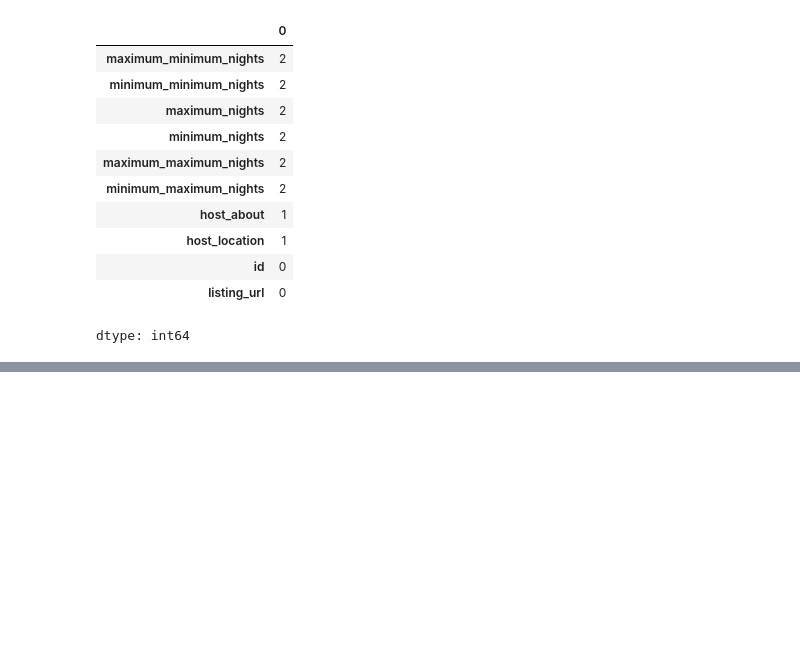
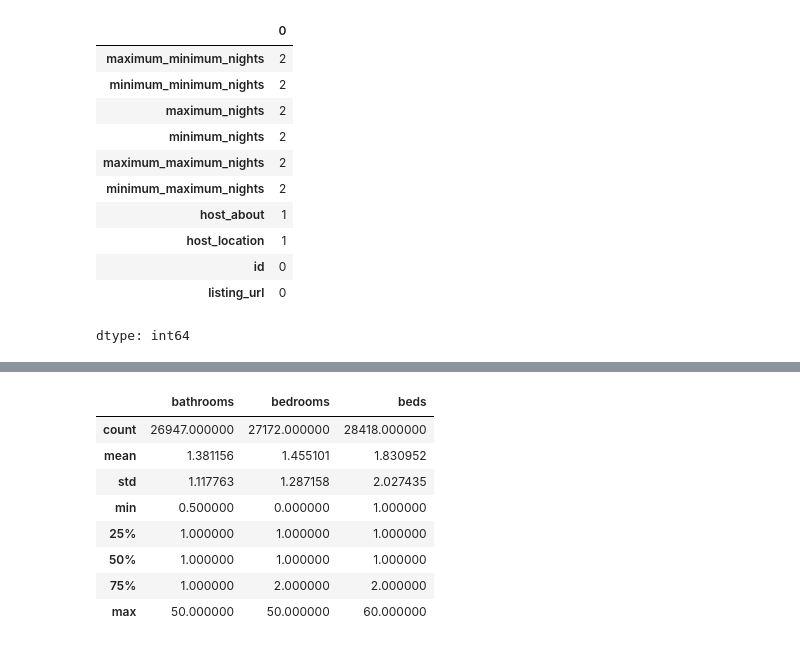
Before and after one commit to Major5846D/airbnb-eda, a Jupyter notebook: PROJECT_1.ipynb, the cells around one changed output, grey strips where cells are left out. Cells and saved outputs as stored; diff of their text form; code cells hidden in the pictures; blank space fills up the shorter version.

```diff
--- a/PROJECT_1.ipynb
+++ b/PROJECT_1.ipynb
@@ -137,0 +154,5 @@ df['minimum_maximum_nights'].median()
+# %%
+cols_to_fill = ['maximum_minimum_nights' , 'minimum_minimum_nights' , 'maximum_maximum_nights' , 'minimum_maximum_nights' , 'maximum_nights' , 'minimum_nights' ]
+# %%
+for col in cols_to_fill :
+  df[col] = df[col].fillna(df[col].median())
@@ -137,0 +265,3 @@ df['minimum_maximum_nights'].median()
+# %%
+df['has_reviews'] = df['number_of_reviews'] > 0
+df['reviews_per_month'] = df['reviews_per_month'].fillna(0)
@@ -137,0 +300,12 @@ df['minimum_maximum_nights'].median()
+# %%
+df[['bathrooms', 'bedrooms', 'beds']].describe()
+# %% [output]
+|  | bathrooms | bedrooms | beds |
+| count | 26947.000000 | 27172.000000 | 28418.000000 |
+| mean | 1.381156 | 1.455101 | 1.830952 |
+| std | 1.117763 | 1.287158 | 2.027435 |
+| min | 0.500000 | 0.000000 | 1.000000 |
+| 25% | 1.000000 | 1.000000 | 1.000000 |
+| 50% | 1.000000 | 1.000000 | 1.000000 |
+| 75% | 1.000000 | 2.000000 | 2.000000 |
+| max | 50.000000 | 50.000000 | 60.000000 |
```
Also changed, not shown: parts of 22 cells of this notebook.
